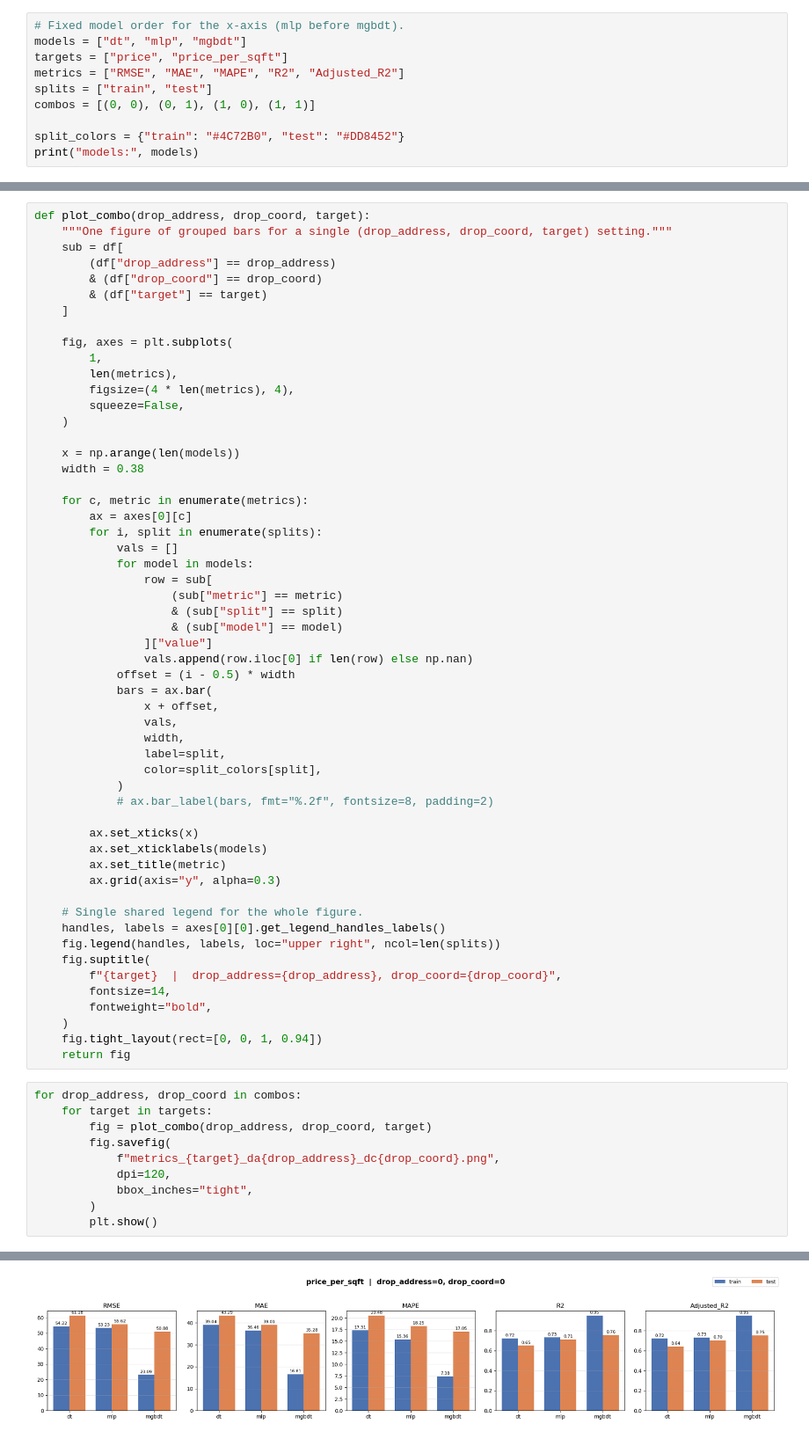
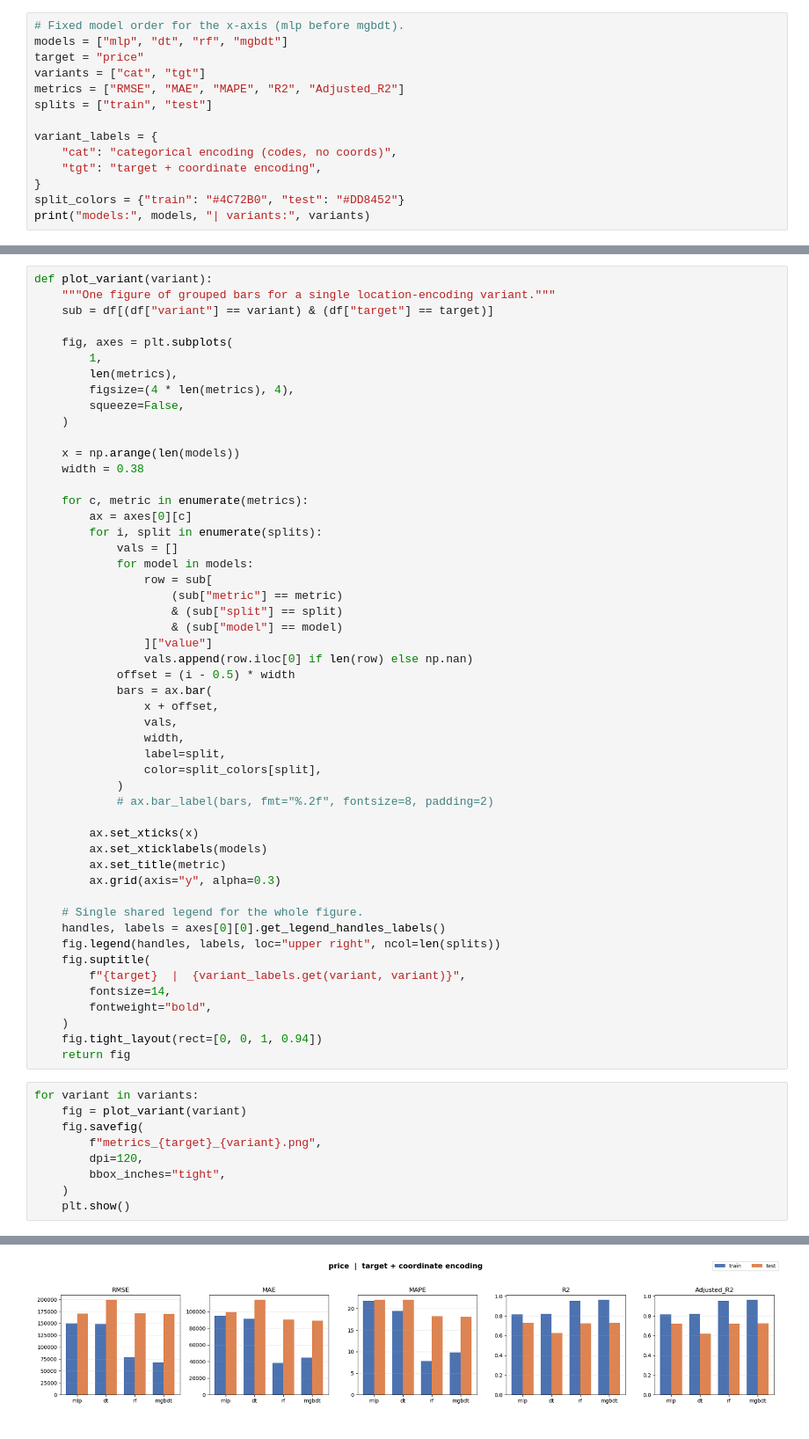
Before and after one commit to pw4ch7re3/house-price-regressor, a Jupyter notebook: results/visualize_results.ipynb, the cells around one changed output, grey strips where cells are left out. Shown at 88% size. Saved outputs shown, nothing was run; the diff lists cells and outputs as text.

```diff
--- a/results/visualize_results.ipynb
+++ b/results/visualize_results.ipynb
@@ -23,11 +23,15 @@ df.head()
 # %%
 # Fixed model order for the x-axis (mlp before mgbdt).
-models = ["dt", "mlp", "mgbdt"]
-targets = ["price", "price_per_sqft"]
+models = ["mlp", "dt", "rf", "mgbdt"]
+target = "price"
+variants = ["cat", "tgt"]
 metrics = ["RMSE", "MAE", "MAPE", "R2", "Adjusted_R2"]
 splits = ["train", "test"]
-combos = [(0, 0), (0, 1), (1, 0), (1, 1)]
 
+variant_labels = {
+    "cat": "categorical encoding (codes, no coords)",
+    "tgt": "target + coordinate encoding",
+}
 split_colors = {"train": "#4C72B0", "test": "#DD8452"}
-print("models:", models)
+print("models:", models, "| variants:", variants)
 # %% [output]
@@ -35,11 +39,7 @@ models: ['dt', 'mlp', 'mgbdt']
 # %%
-def plot_combo(drop_address, drop_coord, target):
-    """One figure of grouped bars for a single (drop_address, drop_coord, target) setting."""
-    sub = df[
-        (df["drop_address"] == drop_address)
-        & (df["drop_coord"] == drop_coord)
-        & (df["target"] == target)
-    ]
+def plot_variant(variant):
+    """One figure of grouped bars for a single location-encoding variant."""
+    sub = df[(df["variant"] == variant) & (df["target"] == target)]
 
     fig, axes = plt.subplots(
         1,
@@ -81,20 +81,19 @@ def plot_combo(drop_address, drop_coord, target):
     handles, labels = axes[0][0].get_legend_handles_labels()
     fig.legend(handles, labels, loc="upper right", ncol=len(splits))
     fig.suptitle(
-        f"{target}  |  drop_address={drop_address}, drop_coord={drop_coord}",
+        f"{target}  |  {variant_labels.get(variant, variant)}",
         fontsize=14,
         fontweight="bold",
     )
     fig.tight_layout(rect=[0, 0, 1, 0.94])
     return fig
 # %%
-for drop_address, drop_coord in combos:
-    for target in targets:
-        fig = plot_combo(drop_address, drop_coord, target)
-        fig.savefig(
-            f"metrics_{target}_da{drop_address}_dc{drop_coord}.png",
-            dpi=120,
-            bbox_inches="tight",
-        )
-        plt.show()
+for variant in variants:
+    fig = plot_variant(variant)
+    fig.savefig(
+        f"metrics_{target}_{variant}.png",
+        dpi=120,
+        bbox_inches="tight",
+    )
+    plt.show()
 # %% [output]
@@ -102 +101 @@ for drop_address, drop_coord in combos:
-[figure, old version]
+[figure, new version]
```
Also changed, not shown: parts of 6 cells of this notebook, 36 other files.
